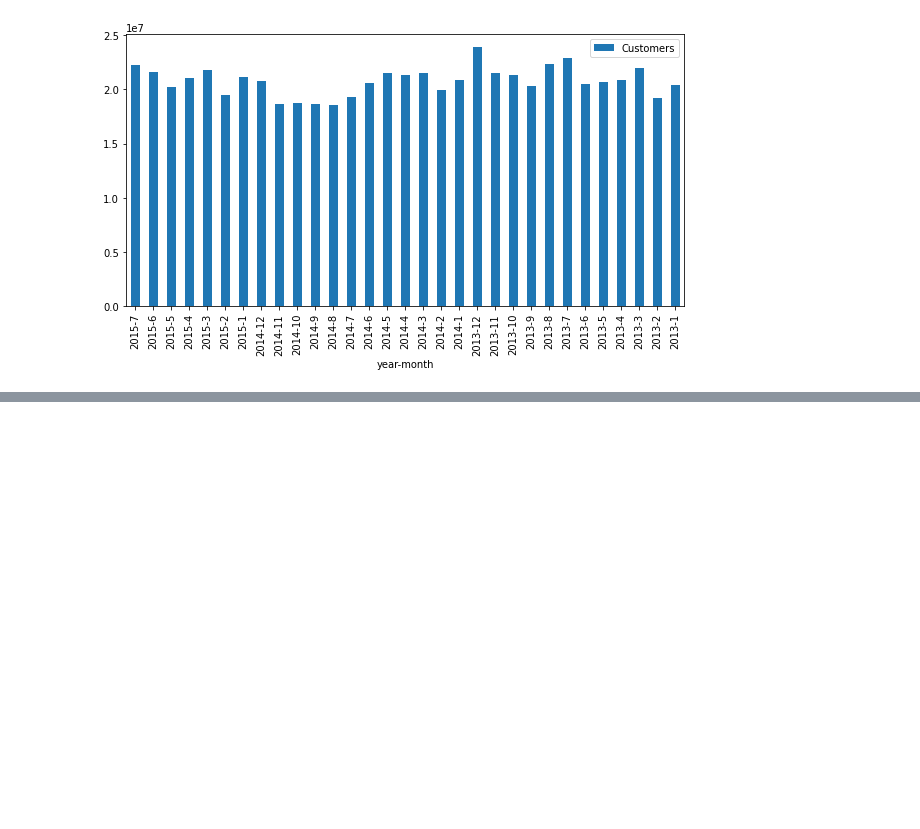
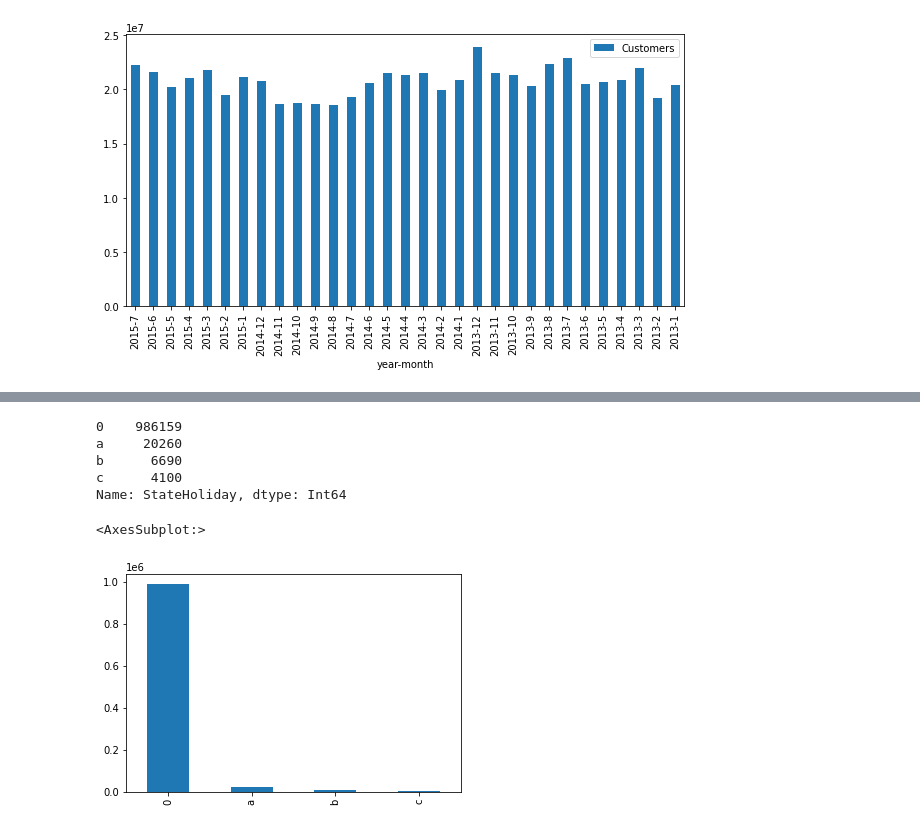
Before and after one commit to tesfayealex/Pharmaceutical-Sales-prediction, a Jupyter notebook: notebooks/EDA.ipynb, the cells around one changed output, grey strips where cells are left out. Drawn from its saved outputs; the diff is of its cells as text; code cells hidden in the pictures; blank space fills up the shorter version.

```diff
--- a/notebooks/EDA.ipynb
+++ b/notebooks/EDA.ipynb
@@ -440,0 +487,12 @@ plotter.plot_bar(store_combo.head(30),'Store','Sales','Stores With Top Sales Num
+# %%
+state = train_merged_df['StateHoliday'].value_counts()
+print(state)
+state.plot(kind="bar")
+# %% [output]
+0    986159
+a     20260
+b      6690
+c      4100
+Name: StateHoliday, dtype: Int64
+<AxesSubplot:>
+[figure, added]
```
Also changed, not shown: parts of 32 cells of this notebook.
